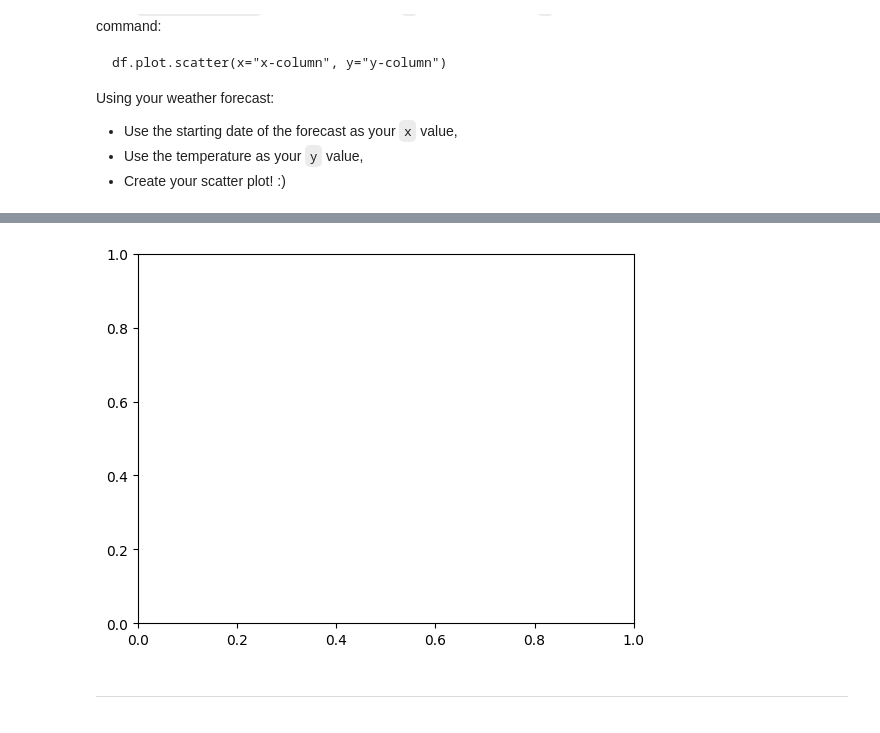
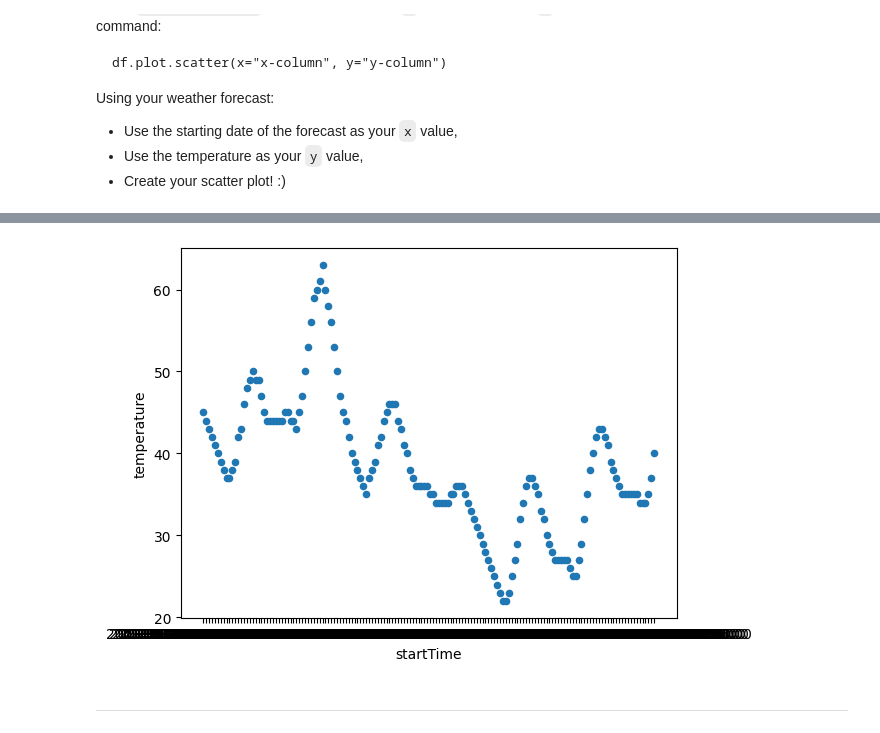
Before and after one commit to Lemonsara/CS107-mini-project, a Jupyter notebook: microproject-dataframe-nws-weather-forecast/microproject-dataframe-nws-weather-forecast.ipynb, the cells around one changed output, grey strips where cells are left out. Saved outputs shown, nothing was run; the diff lists cells and outputs as text; code cells hidden in the pictures.

Commit message:
fixed plot

```diff
--- a/microproject-dataframe-nws-weather-forecast/microproject-dataframe-nws-weather-forecast.ipynb
+++ b/microproject-dataframe-nws-weather-forecast/microproject-dataframe-nws-weather-forecast.ipynb
@@ -272,5 +272,6 @@ Using your weather forecast:
 - Use the temperature as your `y` value,
 - Create your scatter plot! :)
 # %%
-df.plot.scatter(x = df["startTime"], y = df["temperature"])
+picture = pd.DataFrame(df["startTime"], df["temperature"])
+df.plot.scatter(x = "startTime", y = "temperature")
 # %% [output]
@@ -278,4 +279,4 @@ KeyError: "None of [Index(['2023-02-27T22:00:00-06:00', '2023-02-27T23:00:00-06:
-[figure, old version]
+[figure, new version]
 # %% [markdown]
 <hr style="color: #DD3403;">
 # %% [markdown]
```
Also changed, not shown: parts of 1 cell of this notebook.
